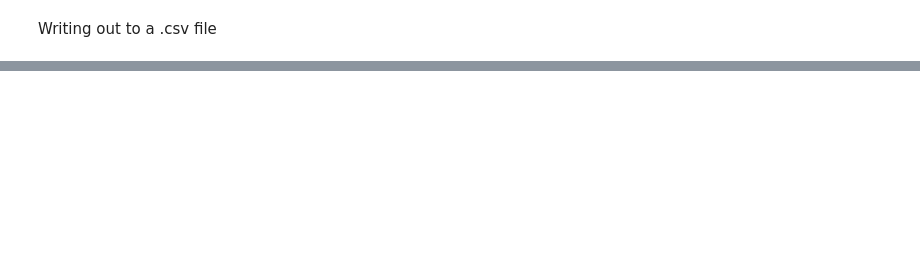
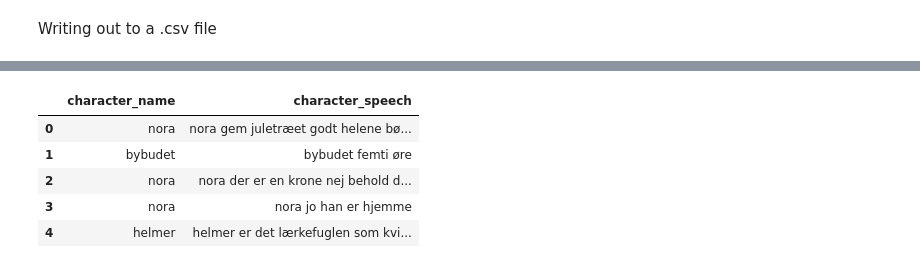
Before and after one commit to hburns2/Stylometry-Dolls-House, a Jupyter notebook: Creating_Datasets-Bokmål.ipynb, the cells around one changed output, grey strips where cells are left out. Saved outputs shown, nothing was run; the diff lists cells and outputs as text; code cells hidden in the pictures; blank space fills up the shorter version.

Commit message:
adding dataset

```diff
--- a/Creating_Datasets-Bokmål.ipynb
+++ b/Creating_Datasets-Bokmål.ipynb
@@ -98,0 +101,10 @@ SyntaxError: unexpected EOF while parsing (<ipython-input-17-9e029bbfa4e8>, line
+# %%
+language_dataset = pd.read_csv("characters_and_speeches-Bokmal.csv")
+language_dataset.head()
+# %% [output]
+|  | character_name | character_speech |
+| 0 | nora | nora gem juletræet godt helene bø... |
+| 1 | bybudet | bybudet femti øre |
+| 2 | nora | nora der er en krone nej behold d... |
+| 3 | nora | nora jo han er hjemme |
+| 4 | helmer | helmer er det lærkefuglen som kvi... |
```
Also changed, not shown: parts of 3 cells of this notebook, 3 other files.
